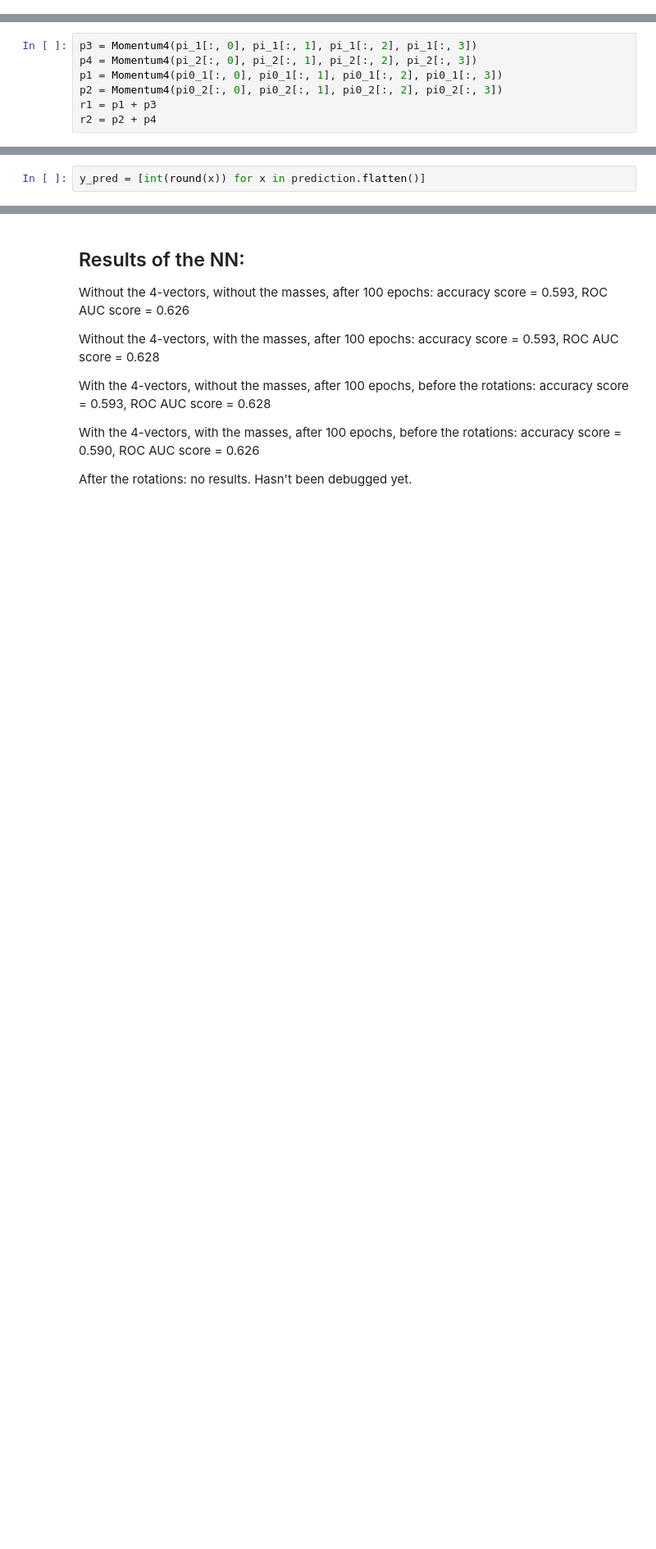
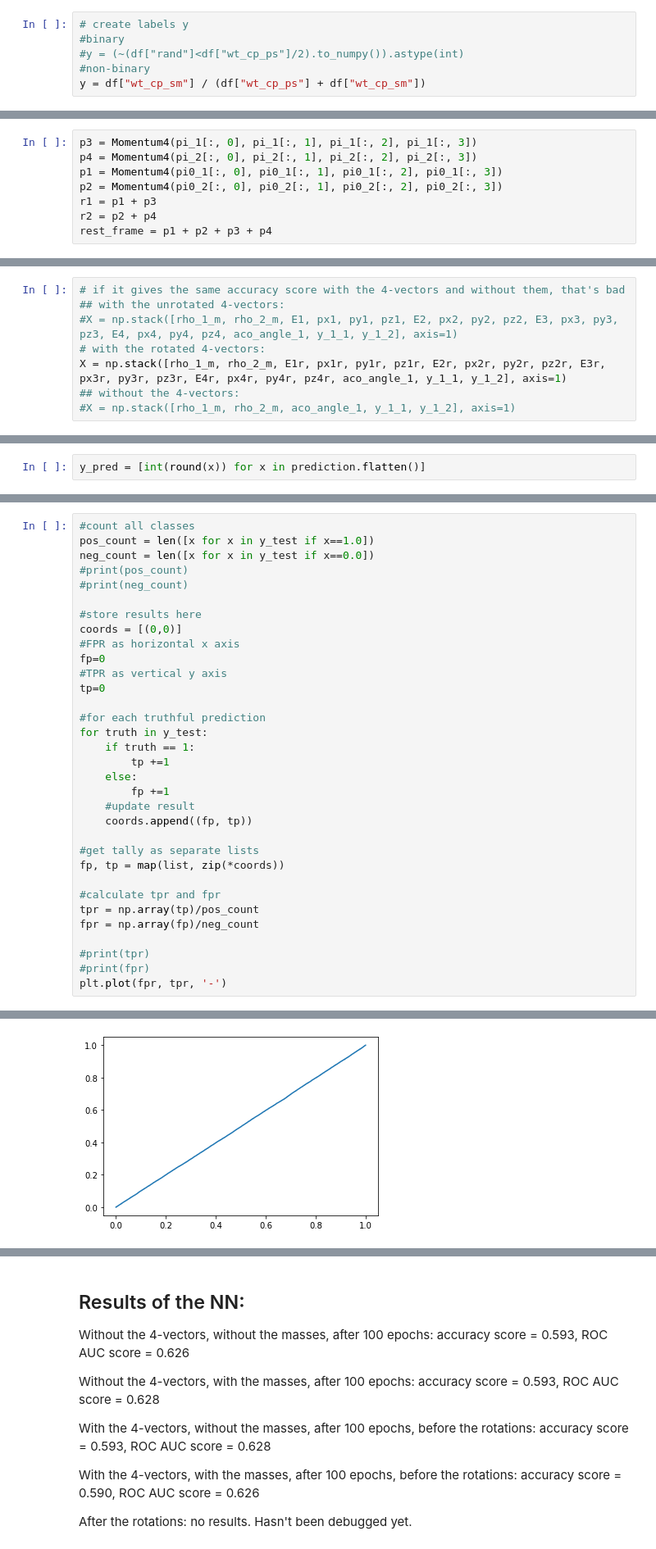
Before and after one commit to stanleyycheung/MSci-Project-HiggsTauTau, a Jupyter notebook: kristof/paper_2016.ipynb, the cells around one changed output, grey strips where cells are left out. Shown at 82% size. Drawn from its saved outputs; the diff is of its cells as text; blank space fills up the shorter version.

```diff
--- a/kristof/paper_2016.ipynb
+++ b/kristof/paper_2016.ipynb
@@ -53,0 +58,6 @@ df = df.drop(["mva_dm_1","mva_dm_2","tau_decay_mode_1","tau_decay_mode_2", "wt_c
+# %%
+# create labels y
+#binary
+#y = (~(df["rand"]<df["wt_cp_ps"]/2).to_numpy()).astype(int)
+#non-binary
+y = df["wt_cp_sm"] / (df["wt_cp_ps"] + df["wt_cp_sm"])
@@ -87,4 +100,5 @@ p1 = Momentum4(pi0_1[:, 0], pi0_1[:, 1], pi0_1[:, 2], pi0_1[:, 3])
 p2 = Momentum4(pi0_2[:, 0], pi0_2[:, 1], pi0_2[:, 2], pi0_2[:, 3])
 r1 = p1 + p3
 r2 = p2 + p4
+rest_frame = p1 + p2 + p3 + p4
 # %%
@@ -265,2 +317,10 @@ X = np.stack([rho_1_m, rho_2_m, E1, px1, py1, pz1, E2, px2, py2, pz2, E3, px3, p
 # y is defined earlier
+# %%
+# if it gives the same accuracy score with the 4-vectors and without them, that's bad
+## with the unrotated 4-vectors:
+#X = np.stack([rho_1_m, rho_2_m, E1, px1, py1, pz1, E2, px2, py2, pz2, E3, px3, py3, pz3, E4, px4, py4, pz4, aco_angle_1, y_1_1, y_1_2], axis=1)
+# with the rotated 4-vectors:
+X = np.stack([rho_1_m, rho_2_m, E1r, px1r, py1r, pz1r, E2r, px2r, py2r, pz2r, E3r, px3r, py3r, pz3r, E4r, px4r, py4r, pz4r, aco_angle_1, y_1_1, y_1_2], axis=1)
+## without the 4-vectors:
+#X = np.stack([rho_1_m, rho_2_m, aco_angle_1, y_1_1, y_1_2], axis=1)
 # %%
@@ -406,0 +653,34 @@ plot_roc_curve(fpr, tpr, auc)
+# %%
+#count all classes
+pos_count = len([x for x in y_test if x==1.0])
+neg_count = len([x for x in y_test if x==0.0])
+#print(pos_count)
+#print(neg_count)
+
+#store results here
+coords = [(0,0)]
+#FPR as horizontal x axis
+fp=0
+#TPR as vertical y axis
+tp=0
+
+#for each truthful prediction
+for truth in y_test:
+    if truth == 1:
+        tp +=1
+    else:
+        fp +=1
+    #update result
+    coords.append((fp, tp))
+
+#get tally as separate lists
+fp, tp = map(list, zip(*coords))
+
+#calculate tpr and fpr
+tpr = np.array(tp)/pos_count
+fpr = np.array(fp)/neg_count
+
+#print(tpr)
+#print(fpr)
+plt.plot(fpr, tpr, '-')
+# %% [output]
@@ -406,0 +688 @@ plot_roc_curve(fpr, tpr, auc)
+[figure, added]
```
Also changed, not shown: parts of 27 cells of this notebook.
